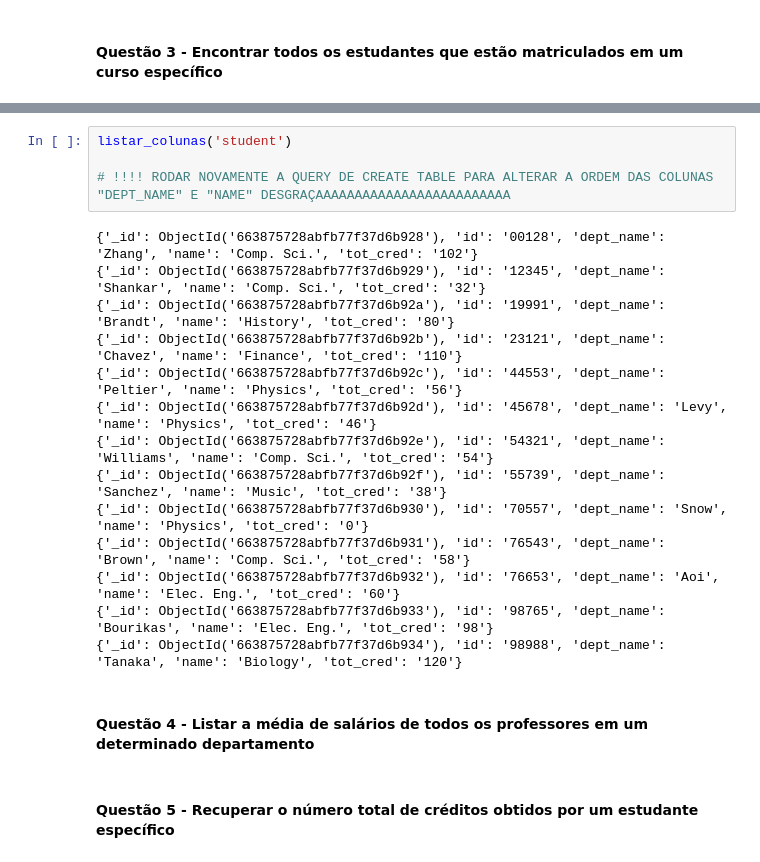
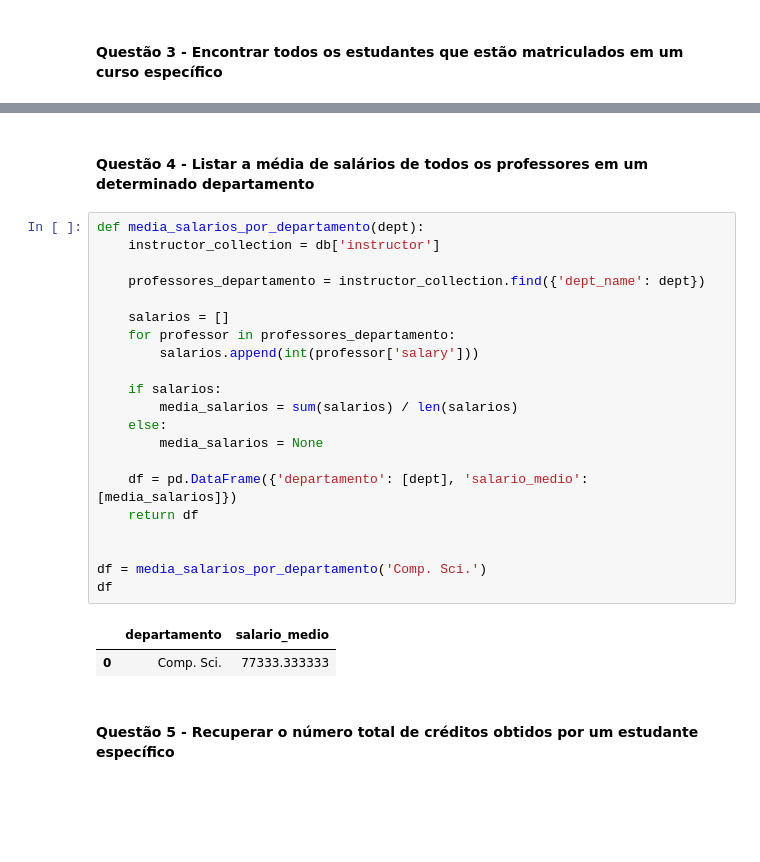
Before and after one commit to Massato01/BancoDeDadosAvancadoNoSQL, a Jupyter notebook: document_store/main.ipynb, the cells around one changed output, grey strips where cells are left out. Cells and saved outputs as stored; diff of their text form; blank space fills up the shorter version.

```diff
--- a/document_store/main.ipynb
+++ b/document_store/main.ipynb
@@ -408,22 +401,28 @@ df
-# %%
-listar_colunas('student')
-
-# !!!! RODAR NOVAMENTE A QUERY DE CREATE TABLE PARA ALTERAR A ORDEM DAS COLUNAS "DEPT_NAME" E "NAME" DESGRAÇAAAAAAAAAAAAAAAAAAAAAAAAA
-# %% [output]
-{'_id': ObjectId('663875728abfb77f37d6b928'), 'id': '00128', 'dept_name': 'Zhang', 'name': 'Comp. Sci.', 'tot_cred': '102'}
-{'_id': ObjectId('663875728abfb77f37d6b929'), 'id': '12345', 'dept_name': 'Shankar', 'name': 'Comp. Sci.', 'tot_cred': '32'}
-{'_id': ObjectId('663875728abfb77f37d6b92a'), 'id': '19991', 'dept_name': 'Brandt', 'name': 'History', 'tot_cred': '80'}
-{'_id': ObjectId('663875728abfb77f37d6b92b'), 'id': '23121', 'dept_name': 'Chavez', 'name': 'Finance', 'tot_cred': '110'}
-{'_id': ObjectId('663875728abfb77f37d6b92c'), 'id': '44553', 'dept_name': 'Peltier', 'name': 'Physics', 'tot_cred': '56'}
-{'_id': ObjectId('663875728abfb77f37d6b92d'), 'id': '45678', 'dept_name': 'Levy', 'name': 'Physics', 'tot_cred': '46'}
-{'_id': ObjectId('663875728abfb77f37d6b92e'), 'id': '54321', 'dept_name': 'Williams', 'name': 'Comp. Sci.', 'tot_cred': '54'}
-{'_id': ObjectId('663875728abfb77f37d6b92f'), 'id': '55739', 'dept_name': 'Sanchez', 'name': 'Music', 'tot_cred': '38'}
-{'_id': ObjectId('663875728abfb77f37d6b930'), 'id': '70557', 'dept_name': 'Snow', 'name': 'Physics', 'tot_cred': '0'}
-{'_id': ObjectId('663875728abfb77f37d6b931'), 'id': '76543', 'dept_name': 'Brown', 'name': 'Comp. Sci.', 'tot_cred': '58'}
-{'_id': ObjectId('663875728abfb77f37d6b932'), 'id': '76653', 'dept_name': 'Aoi', 'name': 'Elec. Eng.', 'tot_cred': '60'}
-{'_id': ObjectId('663875728abfb77f37d6b933'), 'id': '98765', 'dept_name': 'Bourikas', 'name': 'Elec. Eng.', 'tot_cred': '98'}
-{'_id': ObjectId('663875728abfb77f37d6b934'), 'id': '98988', 'dept_name': 'Tanaka', 'name': 'Biology', 'tot_cred': '120'}
 # %% [markdown]
 #### Questão 4 - Listar a média de salários de todos os professores em um determinado departamento
+# %%
+def media_salarios_por_departamento(dept):
+    instructor_collection = db['instructor']
+
+    professores_departamento = instructor_collection.find({'dept_name': dept})
+
+    salarios = []
+    for professor in professores_departamento:
+        salarios.append(int(professor['salary']))
+
+    if salarios:
+        media_salarios = sum(salarios) / len(salarios)
+    else:
+        media_salarios = None
+
+    df = pd.DataFrame({'departamento': [dept], 'salario_medio': [media_salarios]})
+    return df
+
+
+df = media_salarios_por_departamento('Comp. Sci.')
+df
+# %% [output]
+|  | departamento | salario_medio |
+| 0 | Comp. Sci. | 77333.333333 |
 # %% [markdown]
 #### Questão 5 - Recuperar o número total de créditos obtidos por um estudante específico
```
Also changed, not shown: parts of 11 cells of this notebook.
